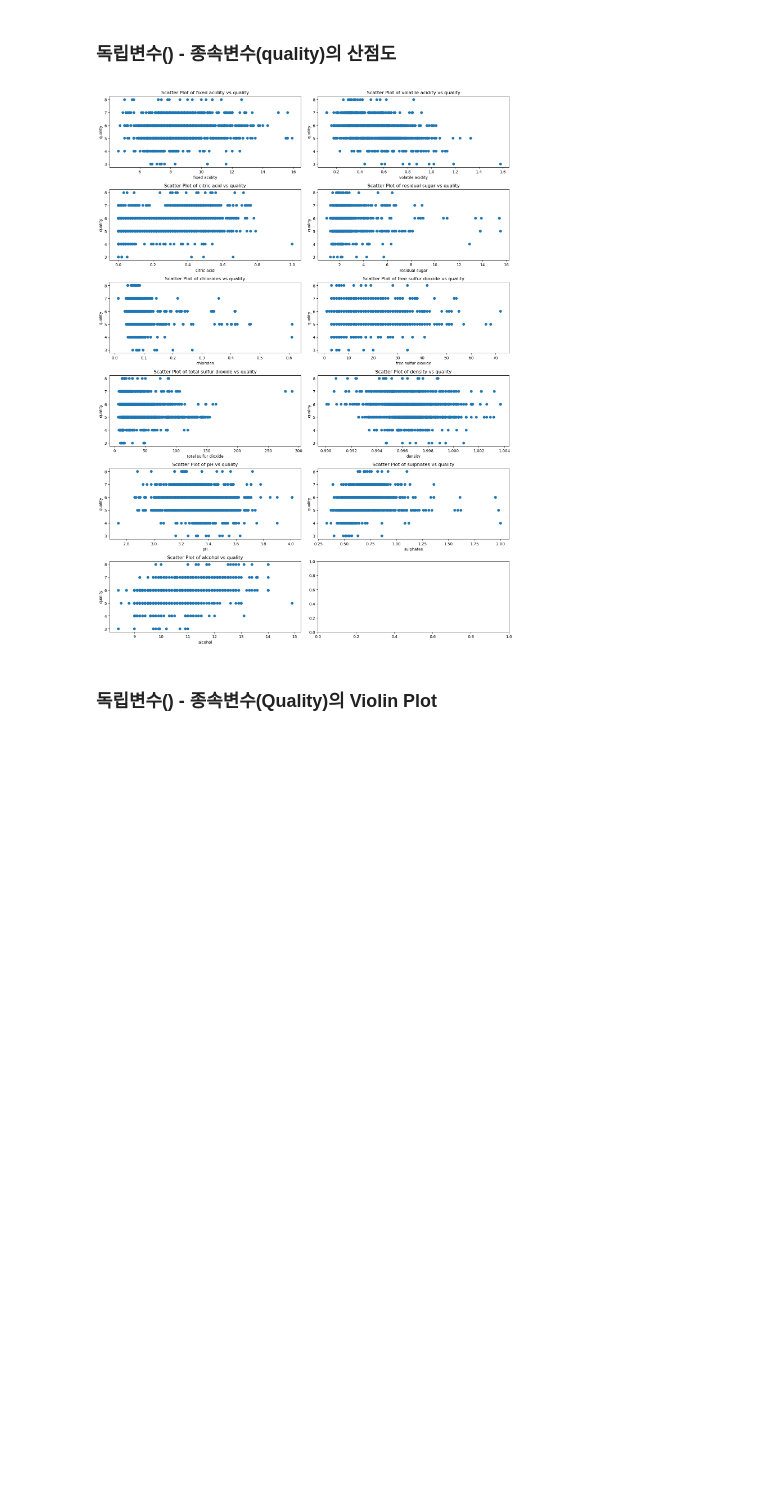
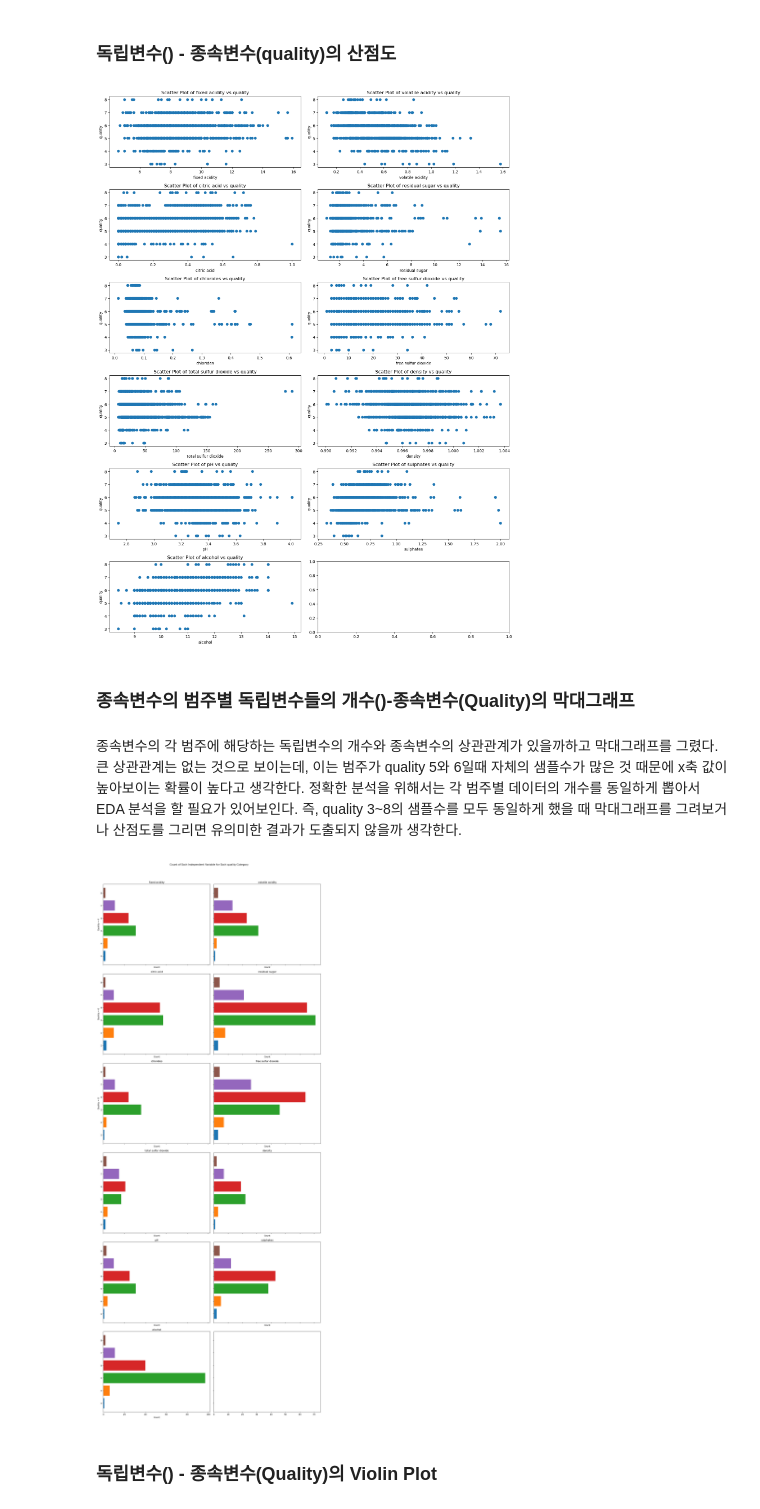
Before and after one commit to yeonho0214/test, a Jupyter notebook: Red Wine Quality (EDA).ipynb, the cells around one changed output. Saved outputs shown, nothing was run; the diff lists cells and outputs as text; code cells hidden in the pictures; blank space fills up the shorter version.

```diff
--- a/Red Wine Quality (EDA).ipynb
+++ b/Red Wine Quality (EDA).ipynb
@@ -161,6 +370,61 @@ plt.tight_layout()
 plt.show()
 # %% [output]
 [figure]
+# %% [markdown]
+### 종속변수의 범주별 독립변수들의 개수()-종속변수(Quality)의 막대그래프
+# %% [markdown]
+종속변수의 각 범주에 해당하는 독립변수의 개수와 종속변수의 상관관계가 있을까하고 막대그래프를 그렸다. 큰 상관관계는 없는 것으로 보이는데, 이는 범주가 quality 5와 6일때 자체의 샘플수가 많은 것 때문에 x축 값이 높아보이는 확률이 높다고 생각한다. 정확한 분석을 위해서는 각 범주별 데이터의 개수를 동일하게 뽑아서 EDA 분석을 할 필요가 있어보인다. 즉, quality 3~8의 샘플수를 모두 동일하게 했을 때 막대그래프를 그려보거나 산점도를 그리면 유의미한 결과가 도출되지 않을까 생각한다.
+# %%
+import matplotlib.pyplot as plt
+
+# 종속변수 선택
+dependent_variable = df.columns[-1]
+
+# 독립변수 목록 선택 (마지막 열을 제외한 모든 열)
+independent_variables = df.columns[:-1]
+
+# 그리드 생성
+num_cols = 2
+num_rows = len(independent_variables) // num_cols + len(independent_variables) % num_cols
+
+fig, axes = plt.subplots(num_rows, num_cols, figsize=(15, 6 * num_rows), sharex='col', sharey='row')
+
+# 모든 독립변수에 대해 각 quality 범주에 대한 값의 개수 막대그래프 그리기
+for i, independent_variable in enumerate(independent_variables):
+    row_index = i // num_cols
+    col_index = i % num_cols
+
+    for j, category in enumerate(sorted(df[dependent_variable].unique())):
+        x_values = df[df[dependent_variable] == category][independent_variable].value_counts().index
+        y_values = df[df[dependent_variable] == category][independent_variable].value_counts().values
+        bars = axes[row_index, col_index].barh([category] * len(x_values), y_values, label=f"{dependent_variable}={category} {independent_variable}")
+
+        # 각 막대 위에 숫자 표시 (숫자가 5개 이상일 때는 표시하지 않음)
+        if len(x_values) <= 5:
+            for bar, value in zip(bars, y_values):
+                axes[row_index, col_index].text(bar.get_width(), bar.get_y() + bar.get_height() / 2, value,
+                                                va='center', ha='left', color='black')
+
+    # subplot에 x축 레이블 추가
+    axes[row_index, col_index].set_xlabel("Count")
+
+# 각 subplot에 제목 추가
+for i, independent_variable in enumerate(independent_variables):
+    row_index = i // num_cols
+    col_index = i % num_cols
+    axes[row_index, col_index].set_title(f"{independent_variable}")
+
+# 각 subplot에 y축 레이블 추가
+for i, dependent_variable_value in enumerate(sorted(df[dependent_variable].unique())):
+    row_index = i // num_cols
+    col_index = i % num_cols
+    axes[row_index, 0].set_ylabel(f"Quality = {dependent_variable_value}")
+
+fig.suptitle(f"Count of Each Independent Variable for Each {dependent_variable} Category", y=1.02)
+fig.tight_layout()
+plt.show()
+# %% [output]
+[figure, added]
 # %% [markdown]
 ### 독립변수() - 종속변수(Quality)의 Violin Plot
 # %%
```
Also changed, not shown: parts of 11 cells of this notebook.
